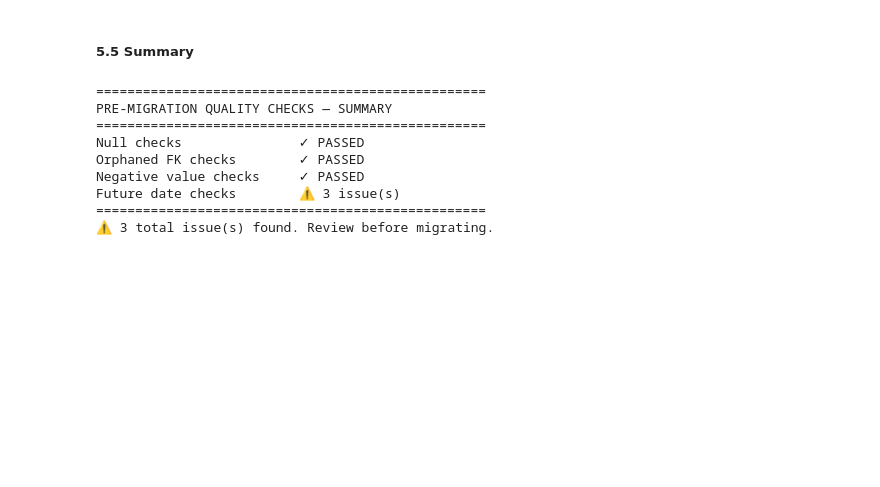
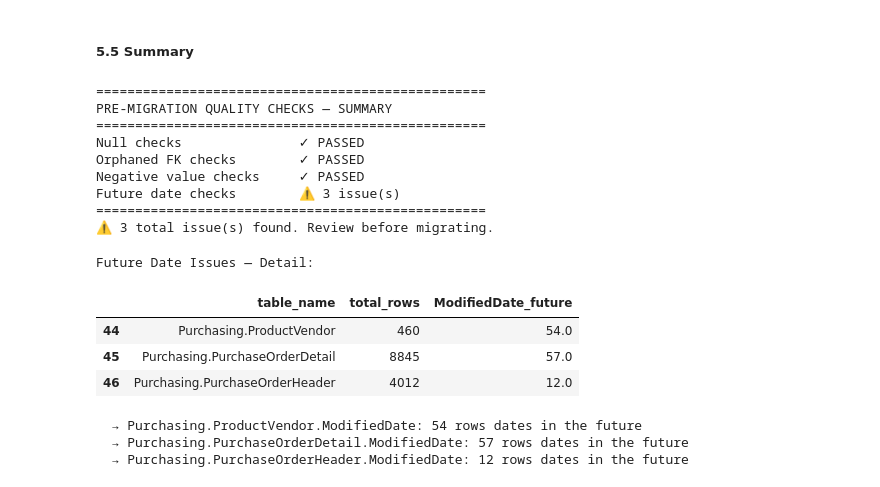
Before and after one commit to liamletran/database-migration-pipeline, a Jupyter notebook: run-migration-uat.ipynb, the cells around one changed output. Drawn from its saved outputs; the diff is of its cells as text; code cells hidden in the pictures; blank space fills up the shorter version.

```diff
--- a/run-migration-uat.ipynb
+++ b/run-migration-uat.ipynb
@@ -634,3 +637,27 @@ Negative value checks     ✓ PASSED
 Future date checks        ⚠ 3 issue(s)
 ==================================================
 ⚠ 3 total issue(s) found. Review before migrating.
+# %%
+# Detail display for each issue
+if len(date_issues) > 0:
+    print("\nFuture Date Issues — Detail:")
+    future_cols = [c for c in date_issues.columns if c.endswith('_future')]
+    relevant_cols = [c for c in future_cols if date_issues[c].fillna(0).sum() > 0]
+    display(date_issues[['table_name', 'total_rows'] + relevant_cols])
+
+    for _, row in date_issues.iterrows():
+        for col in relevant_cols:
+            count = row[col]
+            if pd.notna(count) and count > 0:
+                col_name = col.replace('_future', '')
+                print(f"  → {row['table_name']}.{col_name}: "
+                        f"{int(count)} rows dates in the future")
+# %% [output]
+Future Date Issues — Detail:
+|  | table_name | total_rows | ModifiedDate_future |
+| 44 | Purchasing.ProductVendor | 460 | 54.0 |
+| 45 | Purchasing.PurchaseOrderDetail | 8845 | 57.0 |
+| 46 | Purchasing.PurchaseOrderHeader | 4012 | 12.0 |
+  → Purchasing.ProductVendor.ModifiedDate: 54 rows dates in the future
+  → Purchasing.PurchaseOrderDetail.ModifiedDate: 57 rows dates in the future
+  → Purchasing.PurchaseOrderHeader.ModifiedDate: 12 rows dates in the future
```
Also changed, not shown: parts of 10 cells of this notebook.
